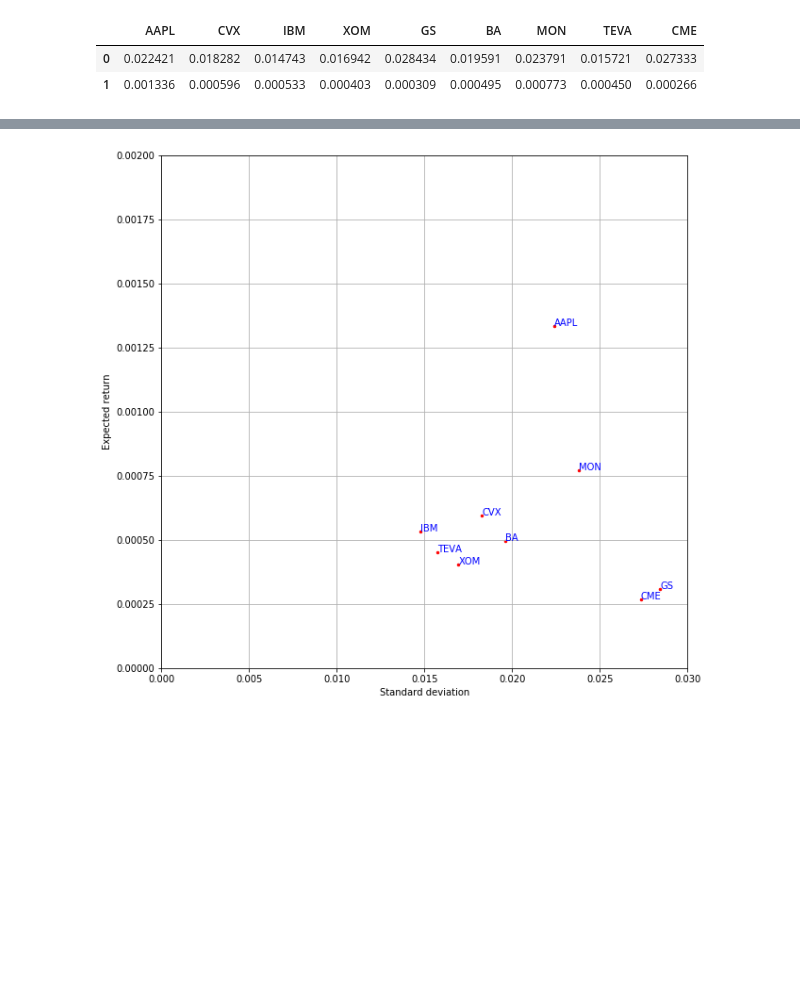
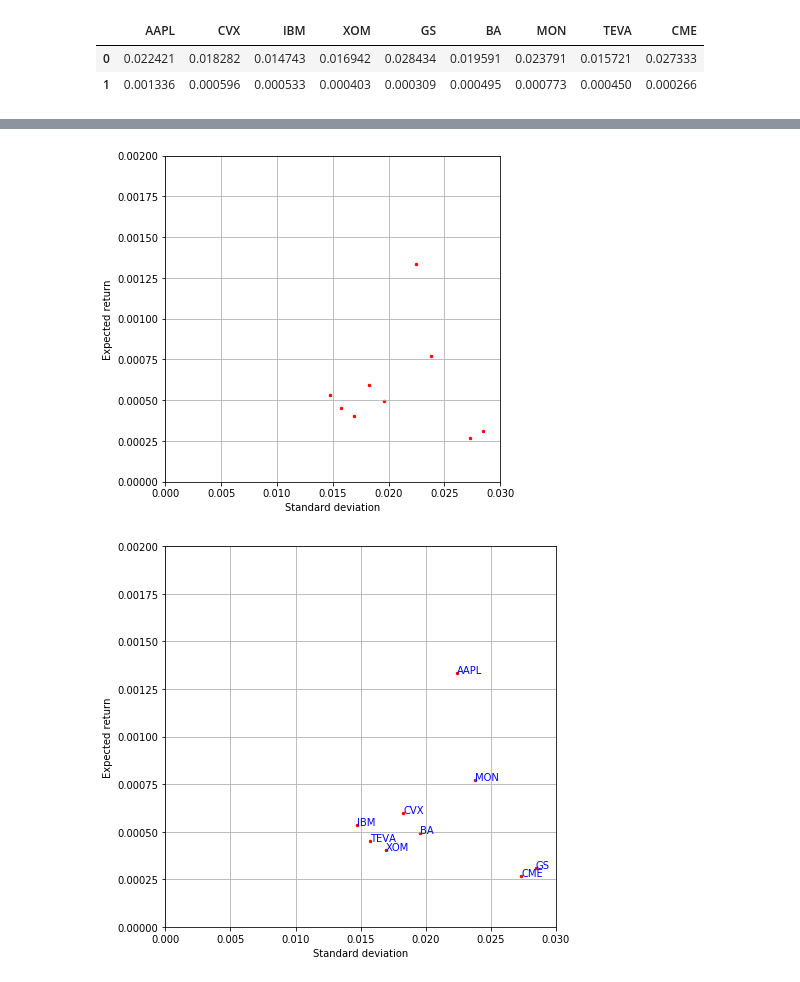
Before and after one commit to cesar-acosta/Predictive-Analytics, a Jupyter notebook: finance2.ipynb, the cells around one changed output, grey strips where cells are left out. Saved outputs shown, nothing was run; the diff lists cells and outputs as text; code cells hidden in the pictures; blank space fills up the shorter version.

```diff
--- a/finance2.ipynb
+++ b/finance2.ipynb
@@ -458,0 +525,2 @@ df1
+# %%
+df1.index = ['Standard deviation','mean']
@@ -459,19 +533,29 @@ df1
+# %%
+stdev = df1.iloc[0,:]
+means = df1.iloc[1,:]
 # %%
-plt.scatter(values.std(), values.mean(),s=6,color='r')
+plt.figure(figsize=(6,6))    # set figsize first
+plt.scatter(stdev,means,s=6,color='r')
 plt.ylabel('Expected return')
 plt.xlabel('Standard deviation')
-
-for ticker, x, y in zip(values.columns, values.std(), values.mean()):
-    plt.annotate(ticker, xy = (x,y), color = 'b' )
-
 plt.ylim(0.000, 0.002)
 plt.xlim(0.0, 0.030)
-
-# plot size
-plt.gcf().set_size_inches(10,10)
 plt.grid()
 # %% [output]
-[figure, old version]
+[figure, new version]
+# %%
+plt.figure(figsize=(7,7))    # set figsize first
+plt.scatter(stdev,means,s=6,color='r')
+plt.ylabel('Expected return')
+plt.xlabel('Standard deviation')
+plt.ylim(0.000, 0.002)
+plt.xlim(0.0, 0.030)
+plt.grid()
+
+for ticker, x, y in zip(df1.columns, stdev,means):
+    plt.annotate(ticker, xy = (x,y), color = 'b' )
+# %% [output]
+[figure, added]
 # %%
 # AAPL high return moderate risk
 # %%
```
Also changed, not shown: parts of 38 cells of this notebook, 1 other file.
